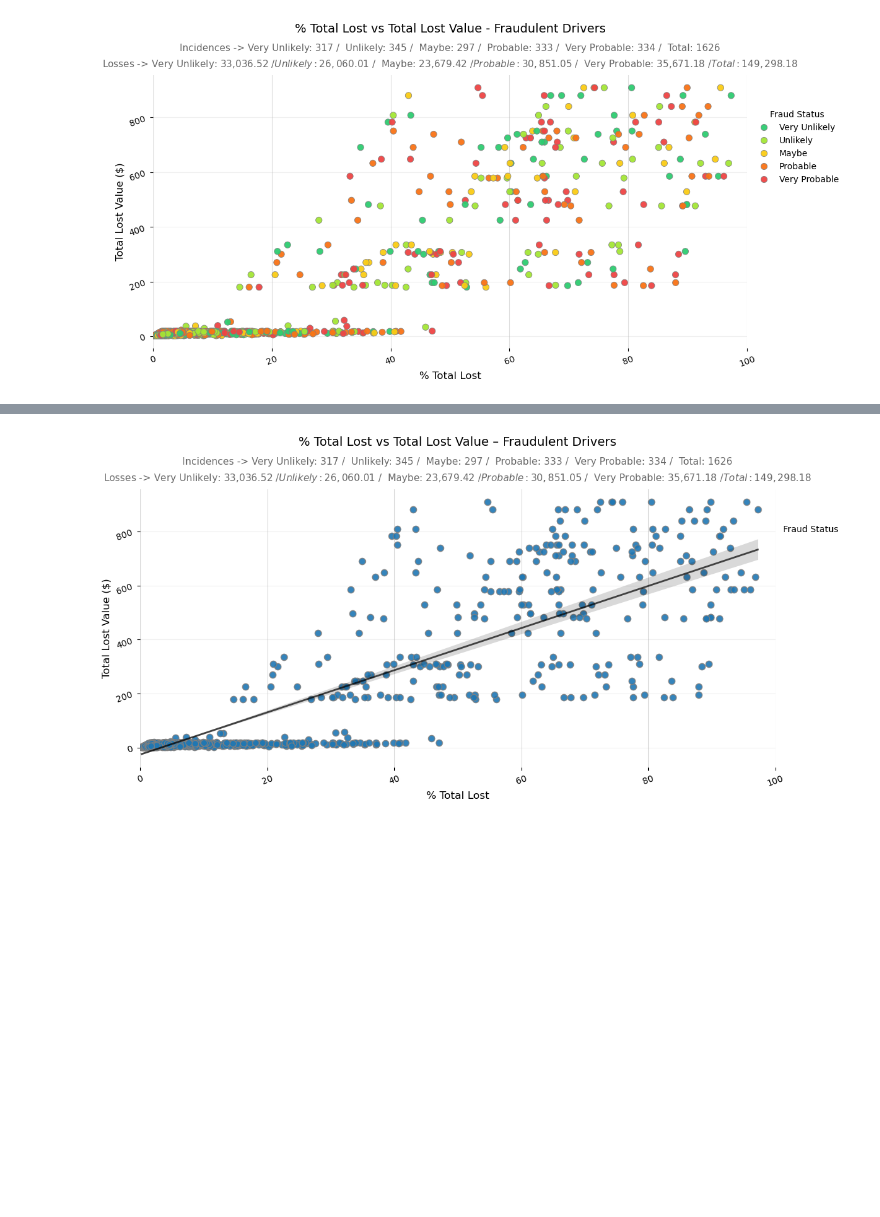
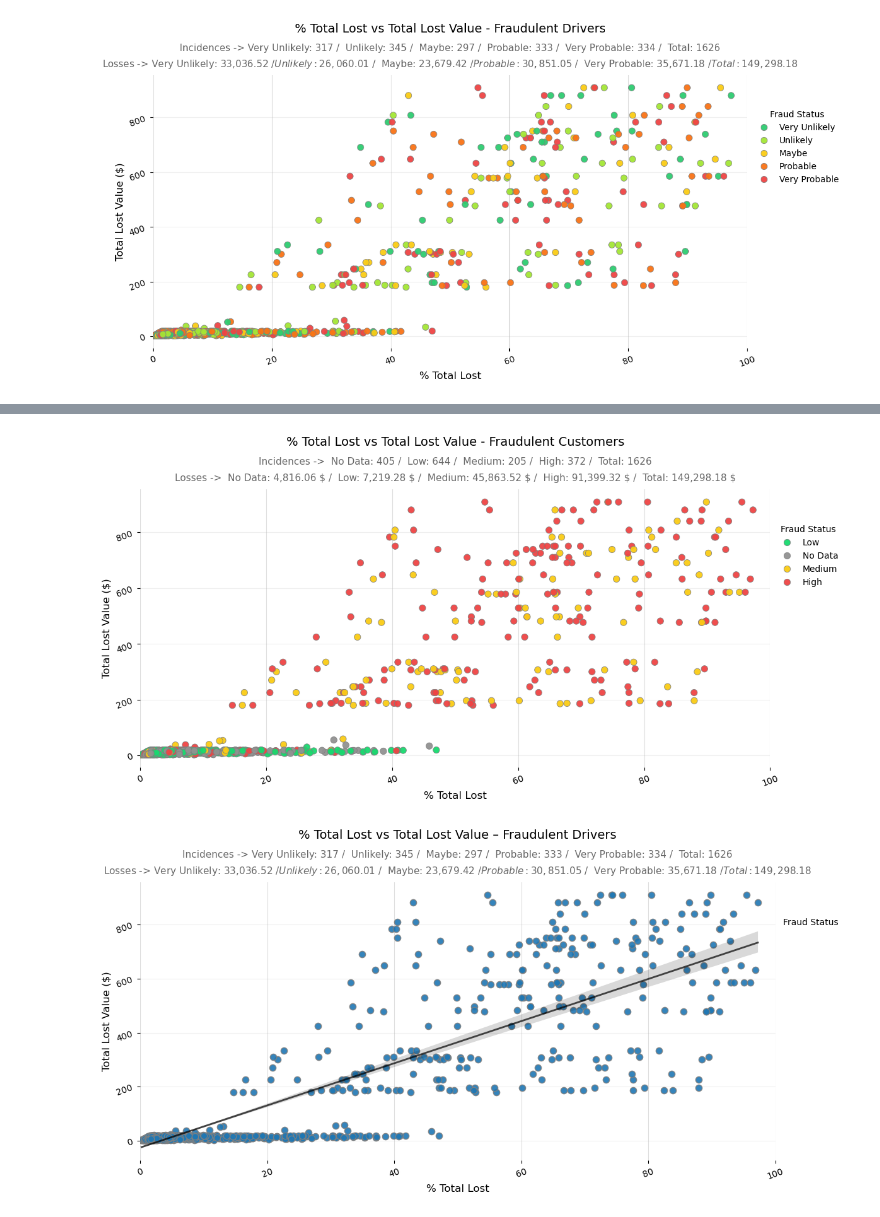
Before and after one commit to Edcysne/Walmart-Project, a Jupyter notebook: first_data_analysis.ipynb, the cells around one changed output, grey strips where cells are left out. Drawn from its saved outputs; the diff is of its cells as text; code cells hidden in the pictures; blank space fills up the shorter version.

```diff
--- a/first_data_analysis.ipynb
+++ b/first_data_analysis.ipynb
@@ -1302,3 +1307,99 @@ plt.show()
+# %%
+# Filter data
+critical_customers2 = df_nodup[
+    (df_nodup['critical_customer?'].notna()) &
+    (df_nodup['% Total Lost'].notna()) &
+    (df_nodup['total_lost_value'].notna())
+]
+
+# Color palette
+palette = {
+    'No Data': "#929292",      # gray
+    'Low': "#18d96f",          # green
+    'Medium': '#facc15',       # yellow
+    'High': '#ef4444'          # red
+}
+
+# Scatter plot
+fig, ax = plt.subplots(figsize=(12,6))
+sns.scatterplot(
+    data=critical_customers2,
+    x='% Total Lost',
+    y='total_lost_value',
+    hue='critical_customer?',
+    palette=palette,
+    s=55,
+    edgecolor='gray',
+    alpha=0.95,
+    ax=ax
+)
+
+ax.set_title('% Total Lost vs Total Lost Value - Fraudulent Customers', fontsize=14, pad=50)
+ax.set_xlabel('% Total Lost', fontsize=12)
+ax.set_ylabel('Total Lost Value ($)', fontsize=12)
+ax.set_axisbelow(True)
+ax.grid(False, axis='x', alpha=0.4, linestyle='-')
+ax.grid(False, axis='y', alpha=0.2, linestyle='-')
+
+# Optional: limit x-axis to 0–100 if percentages are in that range
+ax.set_xlim(0, 100)
+
+ax.legend(
+    title='Fraud Status',
+    loc='upper left',
+    bbox_to_anchor=(1.00, 0.90),
+    fontsize=10,
+    title_fontsize=10,
+    frameon=False
+)
+
+plt.tight_layout()
+sns.despine(left=True, bottom=True)
+plt.xticks(rotation=20)
+plt.yticks(rotation=20)
+
+# --- Summaries ---
+# Count of incidences
+total_cases2 = critical_customers2['total_lost_value'].count()
+No_data = (critical_customers2['critical_customer?'] == 'No Data').sum()
+low2 = (critical_customers2['critical_customer?'] == 'Low').sum()
+medium2 = (critical_customers2['critical_customer?'] == 'Medium').sum()
+high2 = (critical_customers2['critical_customer?'] == 'High').sum()
+
+# Total Lost by fraud class
+total_loss2 = critical_customers2['total_lost_value'].sum()
+fmt_loss2 = lambda v: f'{round(v,2):,} $'
+
+no_data_loss = critical_customers2.loc[critical_customers2['critical_customer?']=='No Data','total_lost_value'].sum()
+low_loss2 = critical_customers2.loc[critical_customers2['critical_customer?']=='Low','total_lost_value'].sum()
+medium_loss2 = critical_customers2.loc[critical_customers2['critical_customer?']=='Medium','total_lost_value'].sum()
+high_loss2 = critical_customers2.loc[critical_customers2['critical_customer?']=='High','total_lost_value'].sum()
+
+plt.text(
+    0.5, 1.09,
+    'Incidences -> '
+    f' No Data: {No_data} / '
+    f' Low: {low2} / '
+    f' Medium: {medium2} / '
+    f' High: {high2} / '
+    f' Total: {total_cases2}',
+    transform=ax.transAxes, ha='center', fontsize=11, color='dimgray'
+)
+
+plt.text(
+    0.5, 1.03,
+    'Losses -> '
+    f' No Data: {fmt_loss2(no_data_loss)} / '
+    f' Low: {fmt_loss2(low_loss2)} / '
+    f' Medium: {fmt_loss2(medium_loss2)} / '
+    f' High: {fmt_loss2(high_loss2)} / '
+    f' Total: {fmt_loss2(total_loss2)}',
+    transform=ax.transAxes, ha='center', fontsize=11, color='dimgray'
+)
+
+plt.show()
+# %% [output]
+[figure, added]
 # %%
 # Filter data
 fraudulent_drivers = df_nodup[
```
Also changed, not shown: parts of 2 cells of this notebook, 2 other files.
